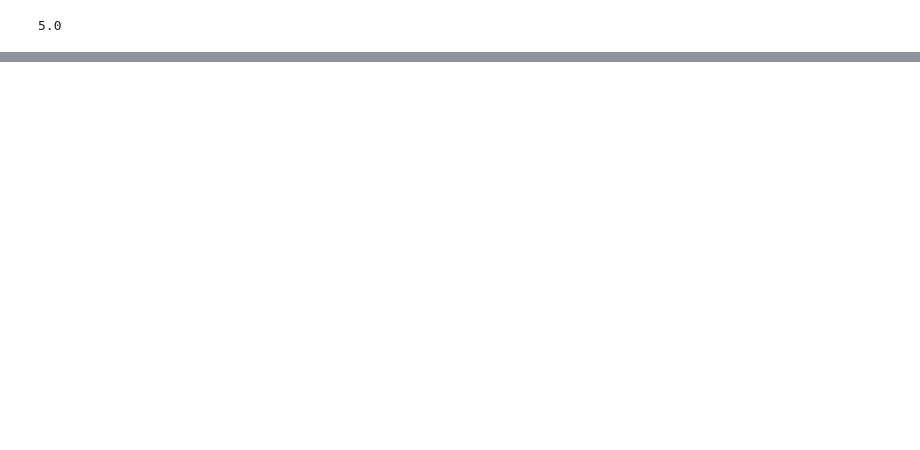
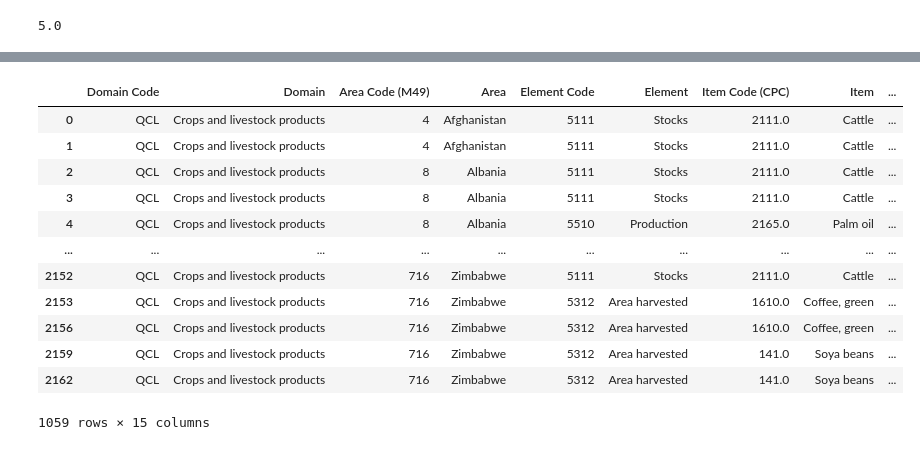
Before and after one commit to janpisl/location-encoding, a Jupyter notebook: notebooks/FAOSTAT data EDA.ipynb, the cells around one changed output, grey strips where cells are left out. Drawn from its saved outputs; the diff is of its cells as text; code cells hidden in the pictures; blank space fills up the shorter version.

```diff
--- a/notebooks/FAOSTAT data EDA.ipynb
+++ b/notebooks/FAOSTAT data EDA.ipynb
@@ -65,0 +127,9 @@ harvested_2020 = cocoa_fiji.loc[cocoa_fiji.Year == 2020].Value.values[0]
+# %%
+df_filtered = df.loc[
+    (df.Item == 'Cattle') |
+    ((df.Item == 'Palm oil') & (df.Element == 'Production' )) |
+    ((df.Item == 'Cocoa beans') & (df.Element == 'Area harvested' )) |
+    ((df.Item == 'Coffee, green') & (df.Element == 'Area harvested' )) |
+    ((df.Item == 'Natural rubber in primary forms') & (df.Element == 'Area harvested' )) |
+    ((df.Item == 'Soya beans') & (df.Element == 'Area harvested' ))
+]
@@ -65,0 +138,16 @@ harvested_2020 = cocoa_fiji.loc[cocoa_fiji.Year == 2020].Value.values[0]
+# %%
+df_filtered
+# %% [output]
+|  | Domain Code | Domain | Area Code (M49) | Area | Element Code | Element | Item Code (CPC) | Item | ... |
+| 0 | QCL | Crops and livestock products | 4 | Afghanistan | 5111 | Stocks | 2111.0 | Cattle | ... |
+| 1 | QCL | Crops and livestock products | 4 | Afghanistan | 5111 | Stocks | 2111.0 | Cattle | ... |
+| 2 | QCL | Crops and livestock products | 8 | Albania | 5111 | Stocks | 2111.0 | Cattle | ... |
+| 3 | QCL | Crops and livestock products | 8 | Albania | 5111 | Stocks | 2111.0 | Cattle | ... |
+| 4 | QCL | Crops and livestock products | 8 | Albania | 5510 | Production | 2165.0 | Palm oil | ... |
+| ... | ... | ... | ... | ... | ... | ... | ... | ... | ... |
+| 2152 | QCL | Crops and livestock products | 716 | Zimbabwe | 5111 | Stocks | 2111.0 | Cattle | ... |
+| 2153 | QCL | Crops and livestock products | 716 | Zimbabwe | 5312 | Area harvested | 1610.0 | Coffee, green | ... |
+| 2156 | QCL | Crops and livestock products | 716 | Zimbabwe | 5312 | Area harvested | 1610.0 | Coffee, green | ... |
+| 2159 | QCL | Crops and livestock products | 716 | Zimbabwe | 5312 | Area harvested | 141.0 | Soya beans | ... |
+| 2162 | QCL | Crops and livestock products | 716 | Zimbabwe | 5312 | Area harvested | 141.0 | Soya beans | ... |
+1059 rows × 15 columns
```
Also changed, not shown: parts of 22 cells of this notebook, 7 other files.
